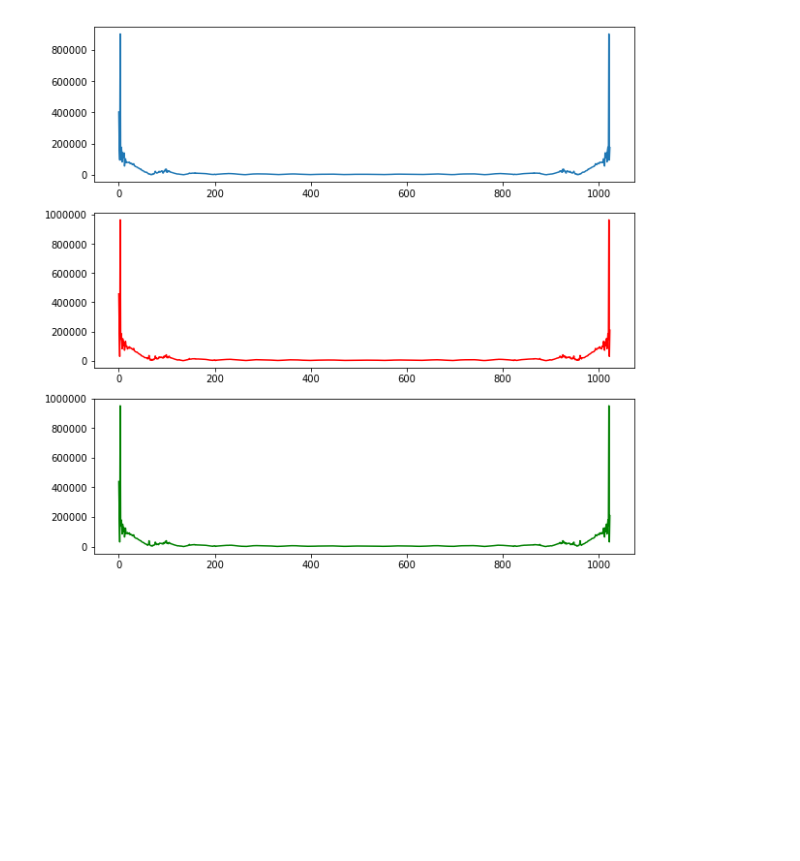
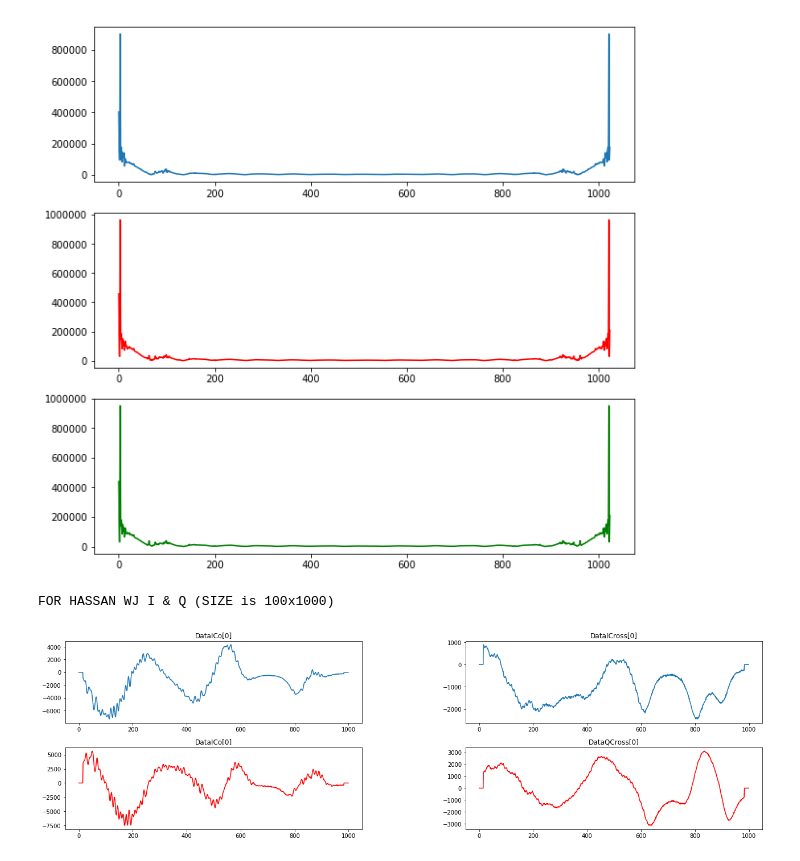
Before and after one commit to habdullah/Concealed_weapon_detection, a Jupyter notebook: fyp.ipynb, the cells around one changed output. Drawn from its saved outputs; the diff is of its cells as text; code cells hidden in the pictures; blank space fills up the shorter version.

```diff
--- a/fyp.ipynb
+++ b/fyp.ipynb
@@ -586,0 +597,47 @@ plt.show()
+# %%
+import scipy.io as sio
+import numpy
+
+path = '/media/t-rex/F/fypp/FYP/All39Files/';
+ICopath = path + 'hassan_wj/ICo.mat'
+ICrosspath = path + 'hassan_wj/ICross.mat'
+QCopath = path + 'hassan_wj/QCo.mat'
+QCrosspath = path + 'hassan_wj/QCross.mat'
+
+DataICo= sio.loadmat(ICopath)
+DataICross= sio.loadmat(ICrosspath)
+DataQCo= sio.loadmat(QCopath)
+DataQCross= sio.loadmat(QCrosspath)
+
+DataICo= DataICo['DataICo']
+DataICross= DataICross['DataICross']
+DataQCo= DataQCo['DataQCo']
+DataQCross= DataQCross['DataQCross']
+
+# print DataICo.size
+# print DataICross.size
+# print DataQCo.size
+# print DataQCross.size
+import matplotlib.pyplot as plt
+print "\n\n"
+print "FOR HASSAN WJ I & Q (SIZE is 100x1000) "
+
+plt.figure(figsize=(20,5))
+plt.subplot(221)
+plt.plot([i for i in range(1000)],DataICo[0])
+plt.title('DataICo[0]')
+plt.subplot(222)
+plt.plot([i for i in range(1000)],DataICross[0])
+plt.title('DataICross[0]')
+plt.subplot(223)
+plt.plot([i for i in range(1000)],DataQCo[0],'r')
+plt.title('DataICo[0]')
+plt.subplot(224)
+plt.plot([i for i in range(1000)],DataQCross[0],'r')
+plt.title('DataQCross[0]')
+
+plt.subplots_adjust(top=1, bottom=0.08, left=0.10, right=0.95, hspace=0.3,
+                    wspace=0.35)
+# %% [output]
+FOR HASSAN WJ I & Q (SIZE is 100x1000)
+[figure, added]
```
Also changed, not shown: parts of 2 cells of this notebook.
